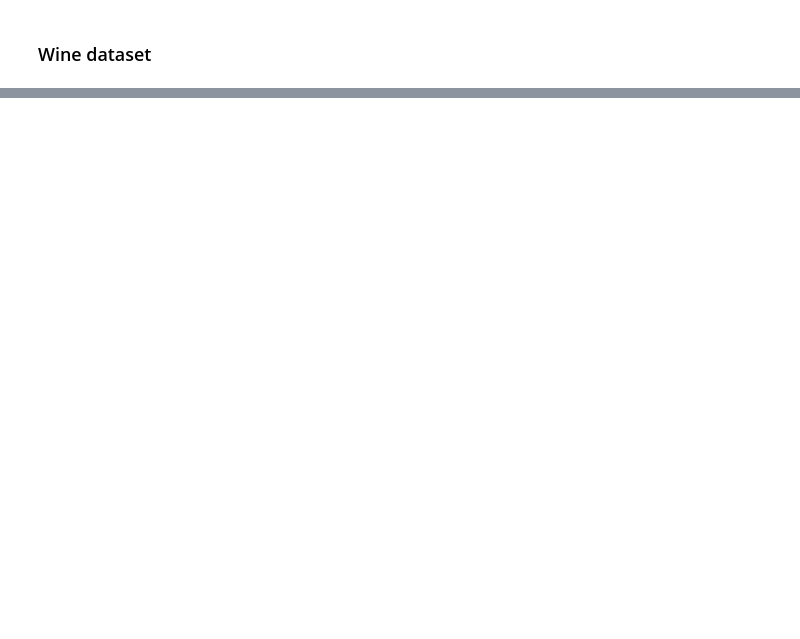
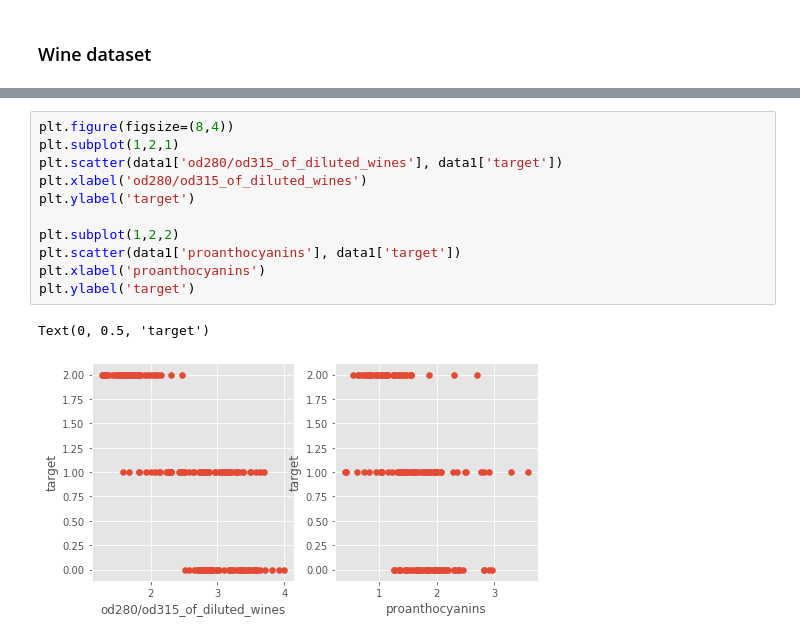
Before and after one commit to kiyokosaito/MLS-project, a Jupyter notebook: Scikit-Learn.ipynb, the cells around one changed output, grey strips where cells are left out. Saved outputs shown, nothing was run; the diff lists cells and outputs as text; blank space fills up the shorter version.

```diff
--- a/Scikit-Learn.ipynb
+++ b/Scikit-Learn.ipynb
@@ -108,0 +201,14 @@ train.groupby("target").mean()
+# %%
+plt.figure(figsize=(8,4))
+plt.subplot(1,2,1)
+plt.scatter(data1['od280/od315_of_diluted_wines'], data1['target'])
+plt.xlabel('od280/od315_of_diluted_wines')
+plt.ylabel('target')
+
+plt.subplot(1,2,2)
+plt.scatter(data1['proanthocyanins'], data1['target'])
+plt.xlabel('proanthocyanins')
+plt.ylabel('target')
+# %% [output]
+Text(0, 0.5, 'target')
+[figure, added]
```
Also changed, not shown: parts of 69 cells of this notebook.
